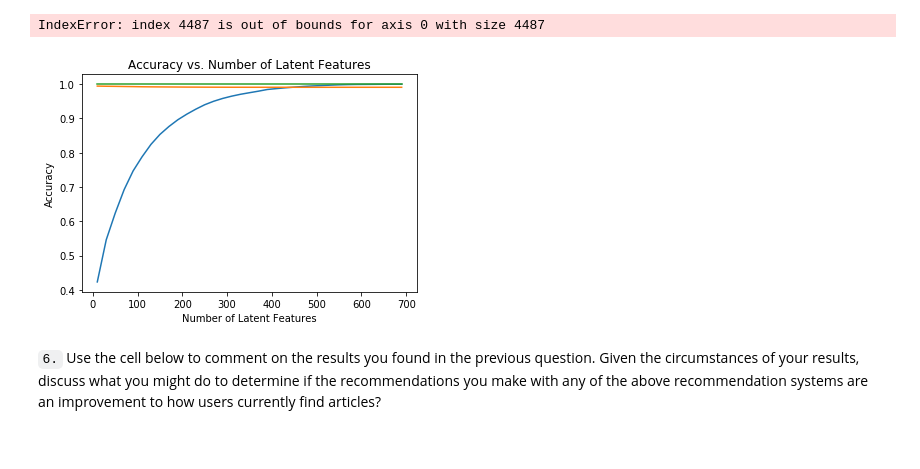
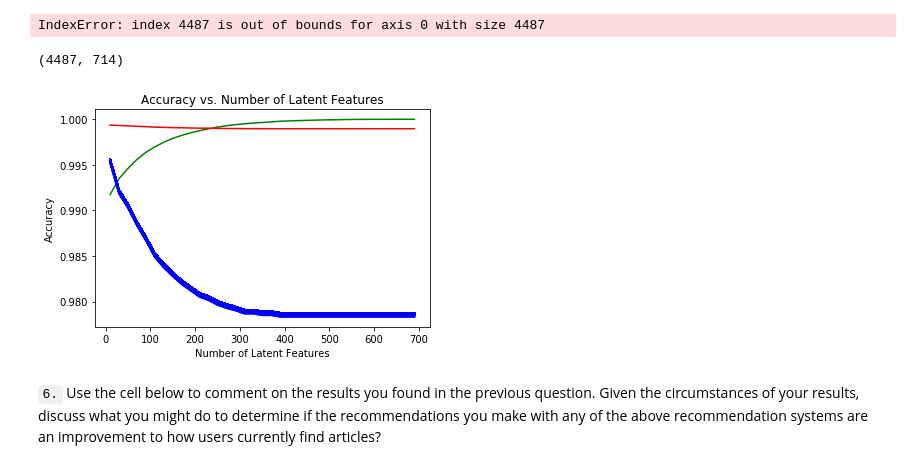
Before and after one commit to mikeh160/Recommendations-with-IBM-Watson, a Jupyter notebook: Recommendations_with_IBM.ipynb, the cells around one changed output. Cells and saved outputs as stored; diff of their text form; code cells hidden in the pictures.

Commit message:
finding number of latent features ideal for prediction

```diff
--- a/Recommendations_with_IBM.ipynb
+++ b/Recommendations_with_IBM.ipynb
@@ -915,6 +915,10 @@ vt_test = vt_train[:, col_ids]
 # %%
 row_ids2 = user_item_test.index.isin(user_item_train.index)
 user_item_test_subset = user_item_test.loc[row_ids2]
+# %%
+user_item_train.shape
+# %% [output]
+(4487, 714)
 # %%
 num_latent_feats = np.arange(10,700+10,20)
 sum_errs_train, sum_errs_test, all_sum_errs = [], [], []
@@ -924,39 +928,39 @@ sum_errs_train, sum_errs_test, all_sum_errs = [], [], []
 for k in num_latent_feats:
     # restructure with k latent features
     s_train_new, u_train_new, vt_train_new = np.diag(s_train[:k]), u_train[:, :k], vt_train[:k, :]
     s_test_new, vt_test_new = u_test[:, :k], vt_test[:k, :]
 
     # take dot product
     user_item_train_estim = np.around(np.dot(np.dot(u_train_new, s_train_new), vt_train_new))
     user_item_test_estim =  np.around(np.dot(np.dot(s_test_new, s_train_new), vt_test_new))
 
     # compute error for each prediction to actual value
     #diffs_train = np.subtract(user_item_matrix, user_item_train_estim)
     #diffs_test = np.subtract(user_item_matrix, user_item_test_estim)
 
     diffs_train = np.subtract(user_item_train, user_item_train_estim)
     diffs_test = np.subtract(user_item_test_subset, user_item_test_estim)
 
     # total errors and keep track of them
-    all_sum_errs.append(((np.sum(user_item_test_estim)+np.sum(np.sum(user_item_test_subset)))\
-                    /(user_item_test_subset.shape[0]*user_item_test_subset.shape[1])))
+    all_sum_errs.append((np.sum(user_item_test_estim)+np.sum(user_item_test_subset)))
+
 
     err_train = np.sum(np.sum(np.abs(diffs_train)))
     sum_errs_train.append(err_train)
 
     err_test = np.sum(np.sum(np.abs(diffs_test)))
     sum_errs_test.append(err_test)
 
 
-plt.plot(num_latent_feats, 1 - np.array(sum_errs_train)/df.shape[0]);
-plt.plot(num_latent_feats, 1 - np.array(sum_errs_test)/df.shape[0]);
-plt.plot(num_latent_feats, 1 - np.array(all_sum_errs)/df.shape[0]);
+plt.plot(num_latent_feats, 1 - np.array(sum_errs_train)/(user_item_train.shape[0]*user_item_train.shape[1]), color ='green');
+plt.plot(num_latent_feats, 1 - np.array(sum_errs_test)/(user_item_test.shape[0]*user_item_test.shape[1]), color='red');
+plt.plot(num_latent_feats, 1 - np.array(all_sum_errs)/(user_item_test_subset.shape[0]*user_item_test_subset.shape[1]), color='blue');
 
 plt.xlabel('Number of Latent Features');
 plt.ylabel('Accuracy');
 plt.title('Accuracy vs. Number of Latent Features');
 # %% [output]
-[figure, old version]
+[figure, new version]
 # %% [markdown]
 `6.` Use the cell below to comment on the results you found in the previous question. Given the circumstances of your results, discuss what you might do to determine if the recommendations you make with any of the above recommendation systems are an improvement to how users currently find articles?
 # %% [markdown]
```
